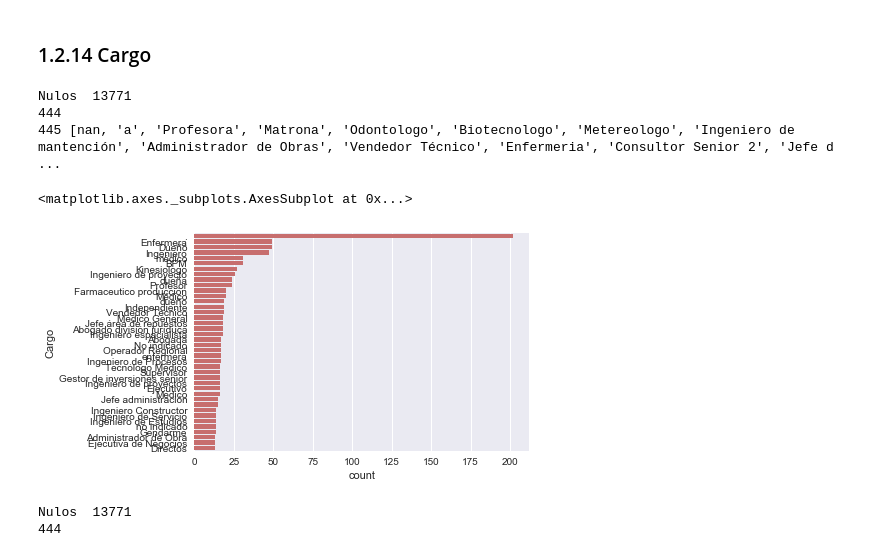
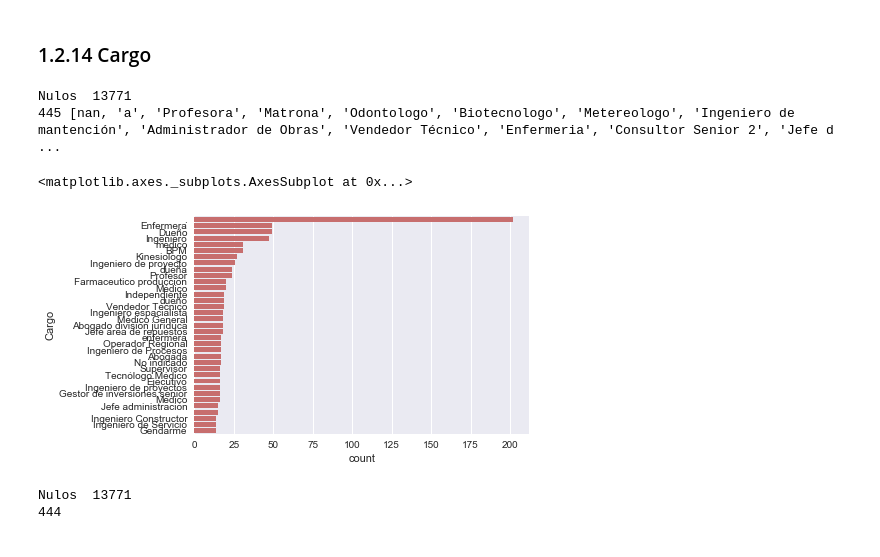
Before and after one commit to jcardenaslie/mem_aitue, a Jupyter notebook: Main Project/1 - Data Understanding/1.2.a - Cotizacion Variables Understanding.ipynb, the cells around one changed output. Drawn from its saved outputs; the diff is of its cells as text; code cells hidden in the pictures.

```diff
--- a/Main Project/1 - Data Understanding/1.2.a - Cotizacion Variables Understanding.ipynb
+++ b/Main Project/1 - Data Understanding/1.2.a - Cotizacion Variables Understanding.ipynb
@@ -190,13 +205,12 @@ ver_atributo_categorico(cot_all,'N° Grupo Familiar')
 ### 1.2.14 Cargo
 # %%
 print('Nulos ', cot_all['Cargo'].isnull().sum())
-ver_atributo_categorico(cot_all, 'Cargo', limit=True, lim=40, log=True)
+ver_atributo_categorico(cot_all, 'Cargo', limit=True, lim=35, log=True)
 # %% [output]
 Nulos  13771
-444
 445 [nan, 'a', 'Profesora', 'Matrona', 'Odontologo', 'Biotecnologo', 'Metereologo', 'Ingeniero de mantención', 'Administrador de Obras', 'Vendedor Técnico', 'Enfermeria', 'Consultor Senior 2', 'Jefe d ...
 <matplotlib.axes._subplots.AxesSubplot at 0x...>
-[figure, old version]
+[figure, new version]
 # %%
 print('Nulos ', cot_all['Cargo'].isnull().sum())
 print(cot_all['Cargo'].nunique())
```
Also changed, not shown: parts of 5 cells of this notebook, 7 other files.
